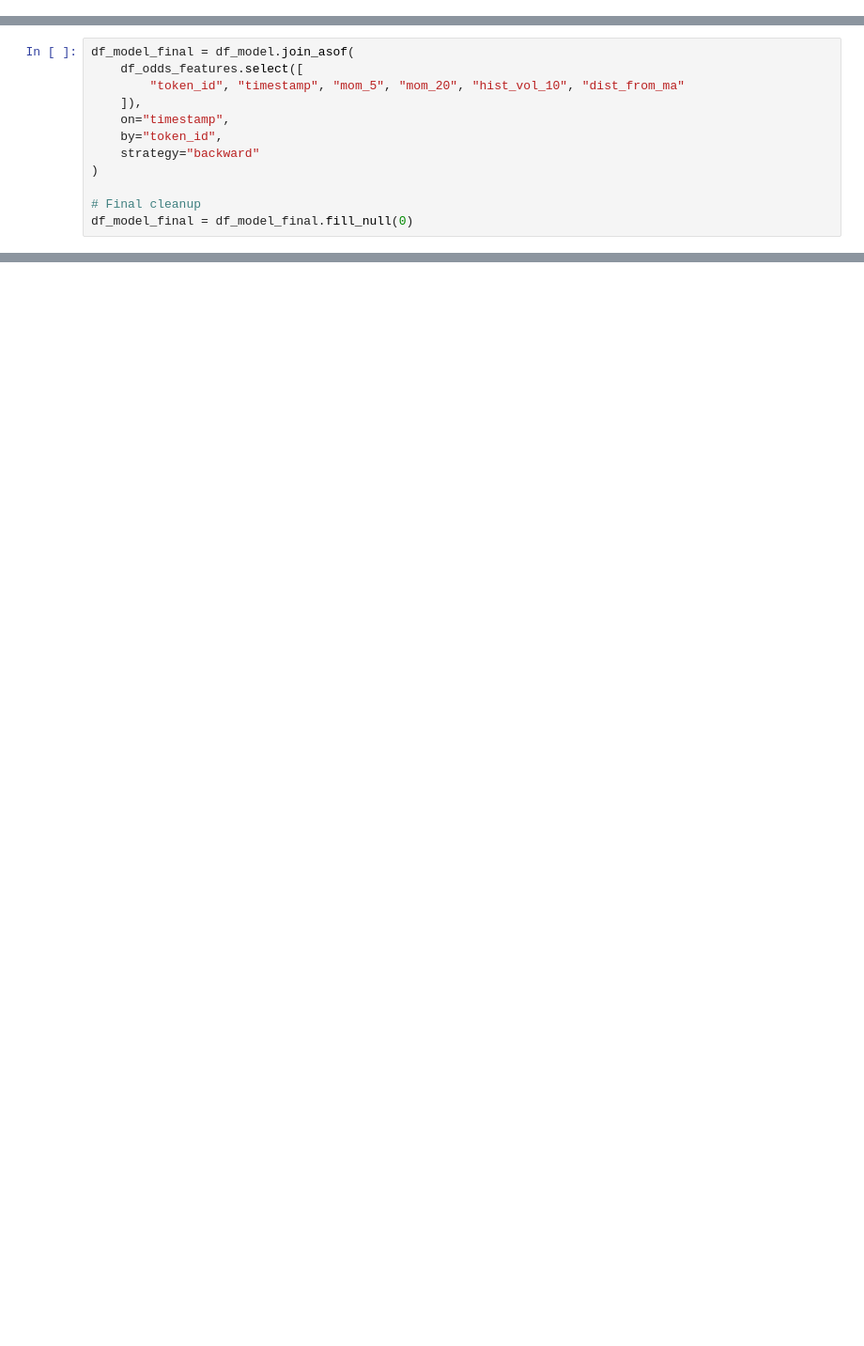
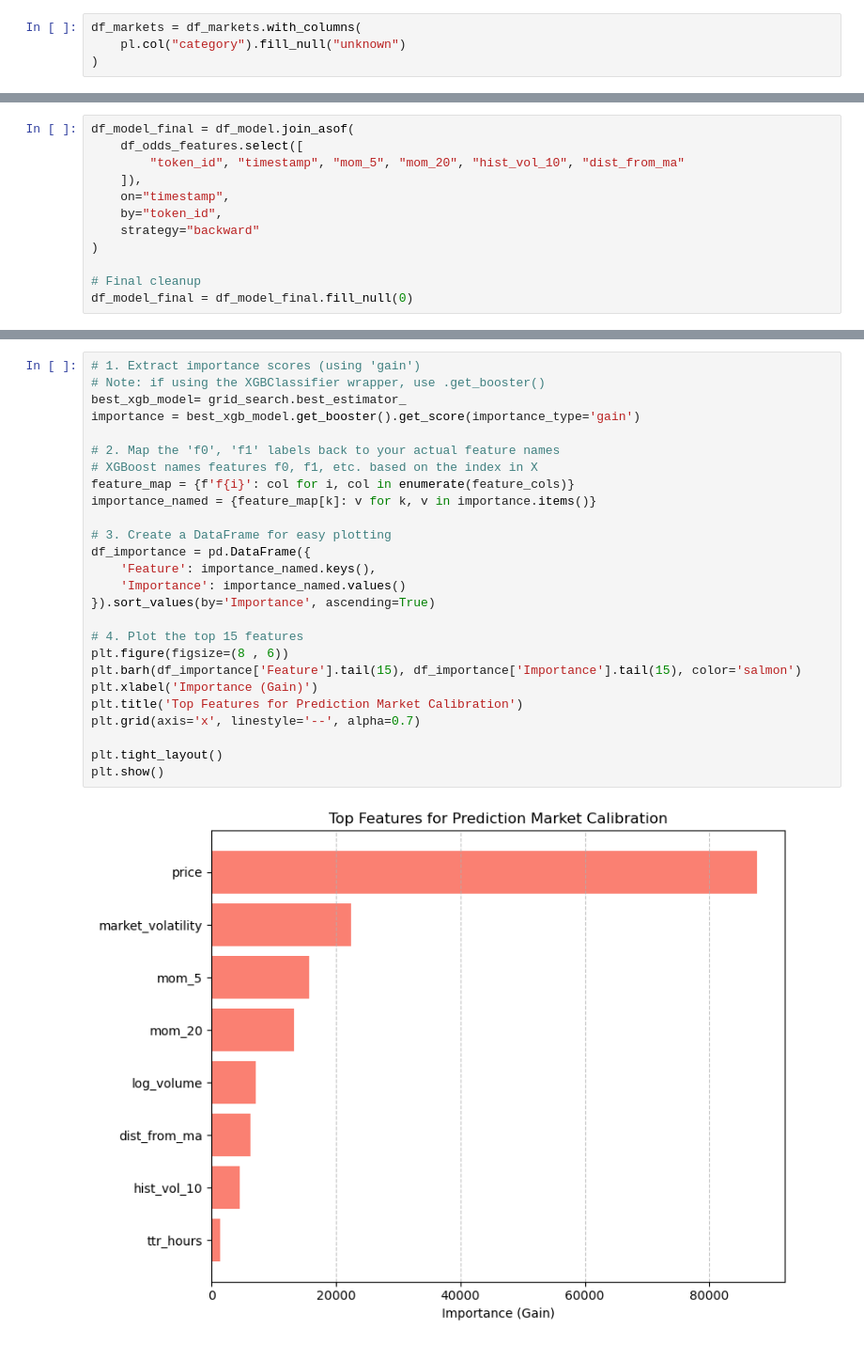
Before and after one commit to quantitativechannel/polymarket-analysis-team66-omsa, a Jupyter notebook: eda/EDA_poly.ipynb, the cells around one changed output, grey strips where cells are left out. Shown at 94% size. Saved outputs shown, nothing was run; the diff lists cells and outputs as text; blank space fills up the shorter version.

```diff
--- a/eda/EDA_poly.ipynb
+++ b/eda/EDA_poly.ipynb
@@ -110,4 +132,8 @@ shape: (5, 3)
 | "240384" | "113459643164060403919504712048… | "Yes" |
 | "240384" | "110606609354376812966157988257… | "No" |
 | "240385" | "505435736314143687770680977181… | "Yes" |
+# %%
+df_markets = df_markets.with_columns(
+    pl.col("category").fill_null("unknown")
+)
 # %%
@@ -575,0 +711,28 @@ plt.savefig('../output/calibration_comparison_final_spline.png')
+# %%
+# 1. Extract importance scores (using 'gain')
+# Note: if using the XGBClassifier wrapper, use .get_booster()
+best_xgb_model= grid_search.best_estimator_
+importance = best_xgb_model.get_booster().get_score(importance_type='gain')
+
+# 2. Map the 'f0', 'f1' labels back to your actual feature names
+# XGBoost names features f0, f1, etc. based on the index in X
+feature_map = {f'f{i}': col for i, col in enumerate(feature_cols)}
+importance_named = {feature_map[k]: v for k, v in importance.items()}
+
+# 3. Create a DataFrame for easy plotting
+df_importance = pd.DataFrame({
+    'Feature': importance_named.keys(),
+    'Importance': importance_named.values()
+}).sort_values(by='Importance', ascending=True)
+
+# 4. Plot the top 15 features
+plt.figure(figsize=(8 , 6))
+plt.barh(df_importance['Feature'].tail(15), df_importance['Importance'].tail(15), color='salmon')
+plt.xlabel('Importance (Gain)')
+plt.title('Top Features for Prediction Market Calibration')
+plt.grid(axis='x', linestyle='--', alpha=0.7)
+
+plt.tight_layout()
+plt.show()
+# %% [output]
+[figure, added]
```
Also changed, not shown: parts of 18 cells of this notebook, 2 other files.
